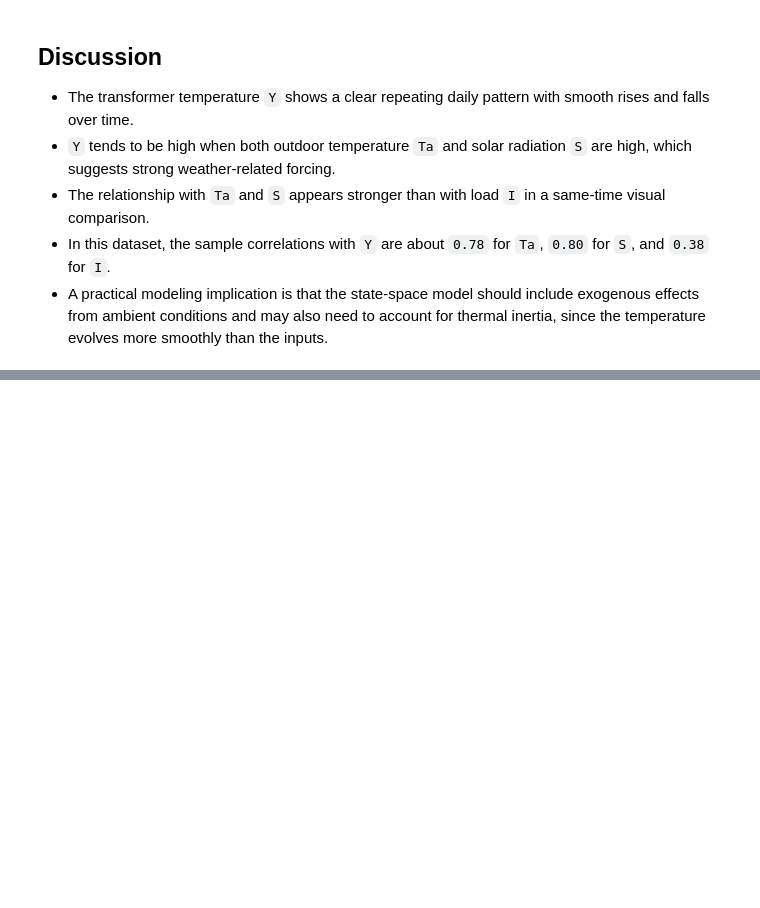
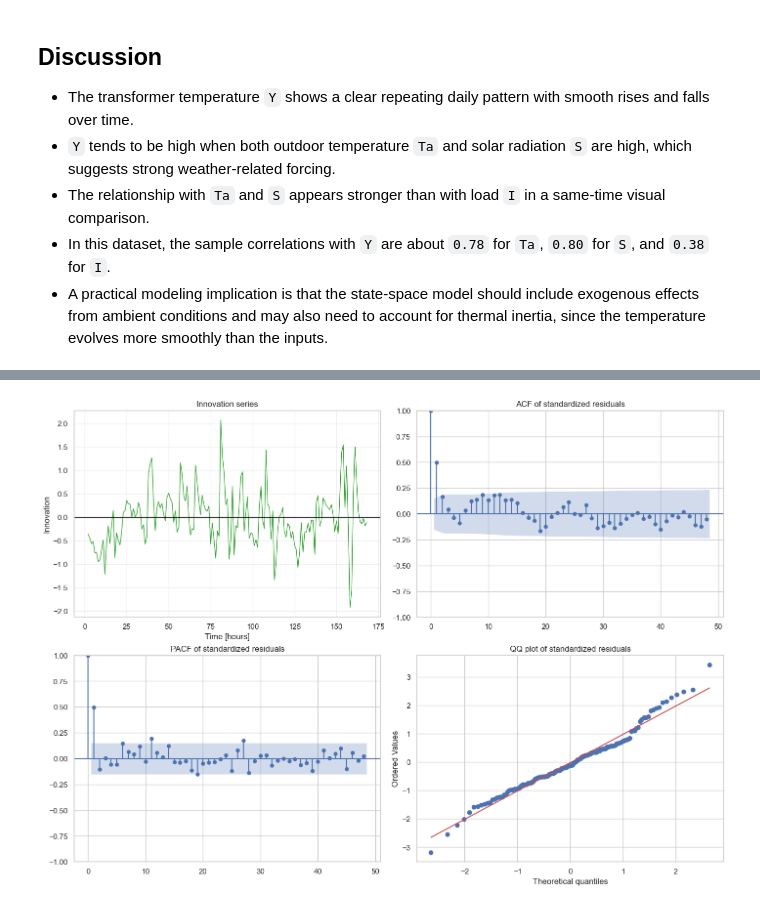
Before and after one commit to valentinatrolese02-collab/time_series_analysis, a Jupyter notebook: assignment4/ex2/ex2.ipynb, the cells around one changed output, grey strips where cells are left out. Drawn from its saved outputs; the diff is of its cells as text; code cells hidden in the pictures; blank space fills up the shorter version.

```diff
--- a/assignment4/ex2/ex2.ipynb
+++ b/assignment4/ex2/ex2.ipynb
@@ -71,0 +269,26 @@ corr
+# %%
+diagnostic_resid = std_resid[diag_mask]
+innovation = kf["innovation"][diag_mask]
+
+fig, axes = plt.subplots(2, 2, figsize=(14, 10), constrained_layout=True)
+axes = axes.ravel()
+
+axes[0].plot(time[diag_mask], innovation, color="tab:green", linewidth=1.0)
+axes[0].axhline(0, color="black", linewidth=1)
+axes[0].set_title("Innovation series")
+axes[0].set_xlabel("Time [hours]")
+axes[0].set_ylabel("Innovation")
+axes[0].grid(True, alpha=0.3)
+
+plot_acf(diagnostic_resid, lags=min(48, len(diagnostic_resid) - 1), ax=axes[1])
+axes[1].set_title("ACF of standardized residuals")
+
+plot_pacf(diagnostic_resid, lags=min(48, len(diagnostic_resid) - 1), ax=axes[2], method="ywm")
+axes[2].set_title("PACF of standardized residuals")
+
+probplot(diagnostic_resid, dist="norm", plot=axes[3])
+axes[3].set_title("QQ plot of standardized residuals")
+
+plt.show()
+# %% [output]
+[figure, added]
```
Also changed, not shown: parts of 5 cells of this notebook, 23 other files.
